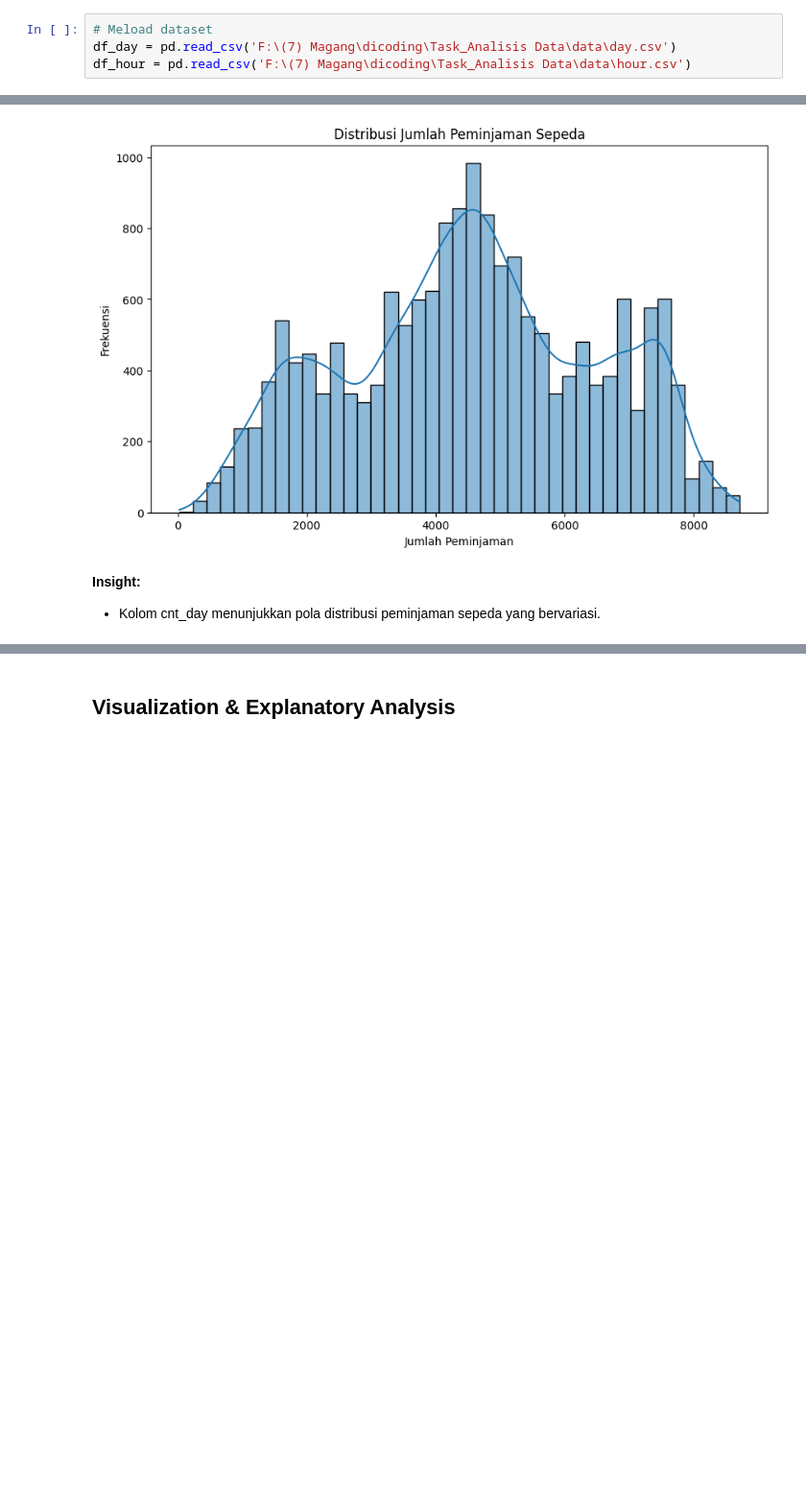
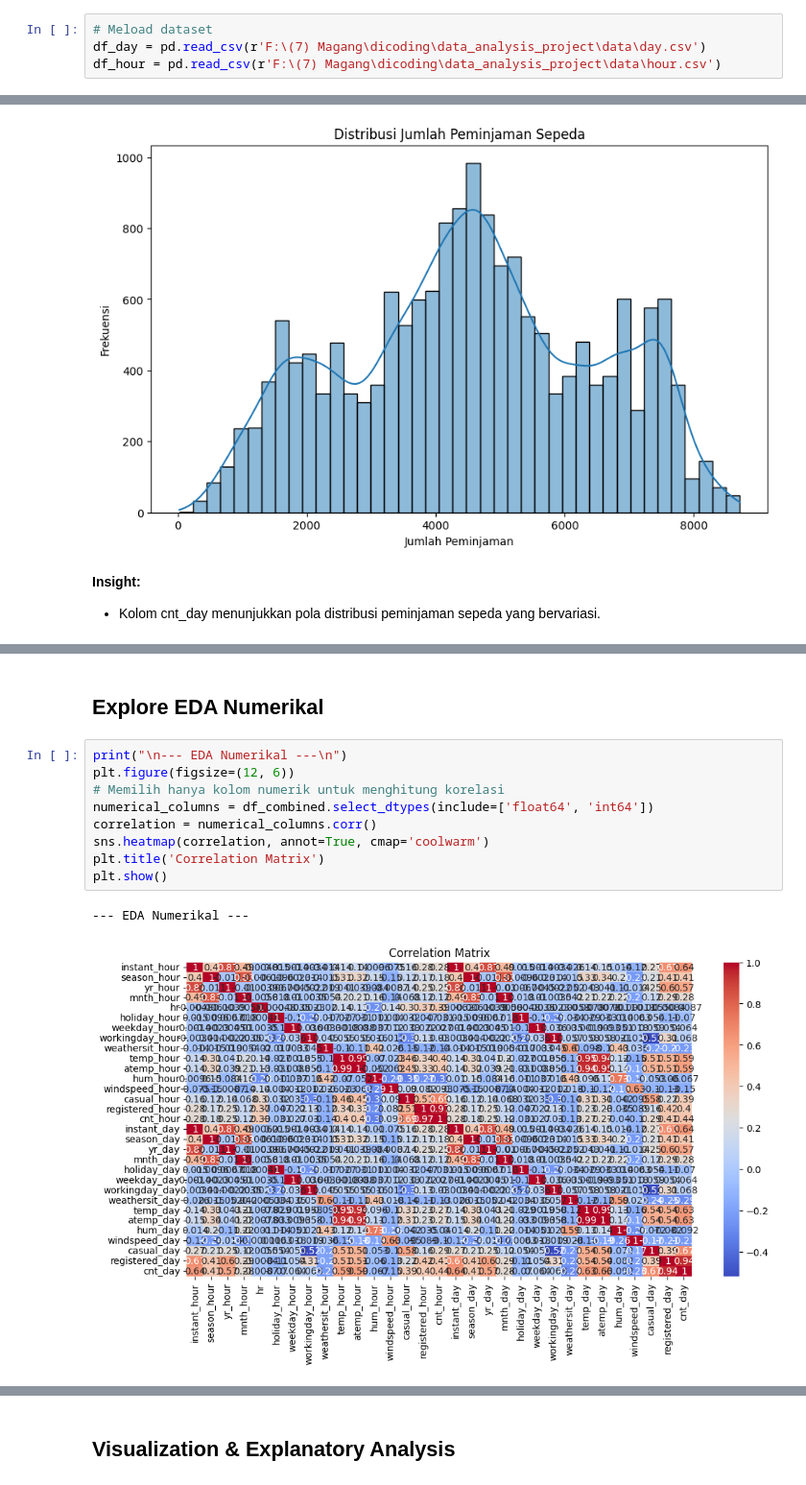
Before and after one commit to sparkk5/analysis_bike_sharing_dataset, a Jupyter notebook: Proyek_Analisis_Data.ipynb, the cells around one changed output, grey strips where cells are left out. Shown at 96% size. Drawn from its saved outputs; the diff is of its cells as text; blank space fills up the shorter version.

```diff
--- a/Proyek_Analisis_Data.ipynb
+++ b/Proyek_Analisis_Data.ipynb
@@ -27,8 +27,8 @@ from sklearn.cluster import KMeans
 ### Gathering Data
 # %%
 # Meload dataset
-df_day = pd.read_csv('F:\(7) Magang\dicoding\Task_Analisis Data\data\day.csv')
-df_hour = pd.read_csv('F:\(7) Magang\dicoding\Task_Analisis Data\data\hour.csv')
+df_day = pd.read_csv(r'F:\(7) Magang\dicoding\data_analysis_project\data\day.csv')
+df_hour = pd.read_csv(r'F:\(7) Magang\dicoding\data_analysis_project\data\hour.csv')
 # %%
 # Mengecek dataset day.csv
 df_day.info()
@@ -199,0 +236,14 @@ plt.show()
+# %% [markdown]
+## Explore EDA Numerikal
+# %%
+print("\n--- EDA Numerikal ---\n")
+plt.figure(figsize=(12, 6))
+# Memilih hanya kolom numerik untuk menghitung korelasi
+numerical_columns = df_combined.select_dtypes(include=['float64', 'int64'])
+correlation = numerical_columns.corr()
+sns.heatmap(correlation, annot=True, cmap='coolwarm')
+plt.title('Correlation Matrix')
+plt.show()
+# %% [output]
+--- EDA Numerikal ---
+[figure, added]
```
Also changed, not shown: parts of 13 cells of this notebook, 2 other files.
